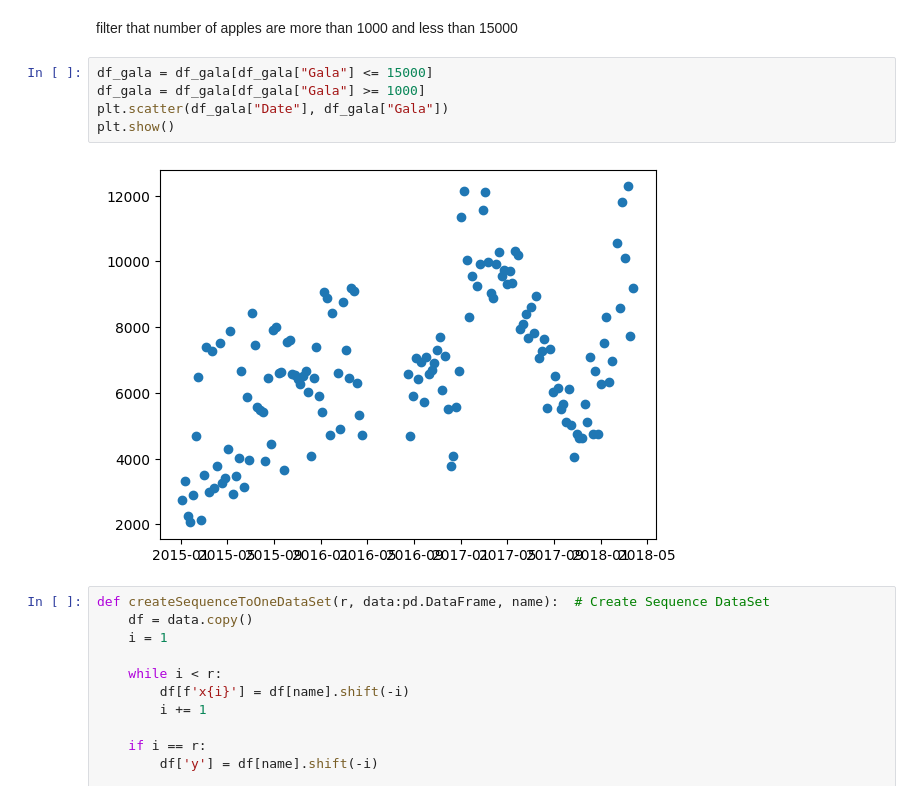
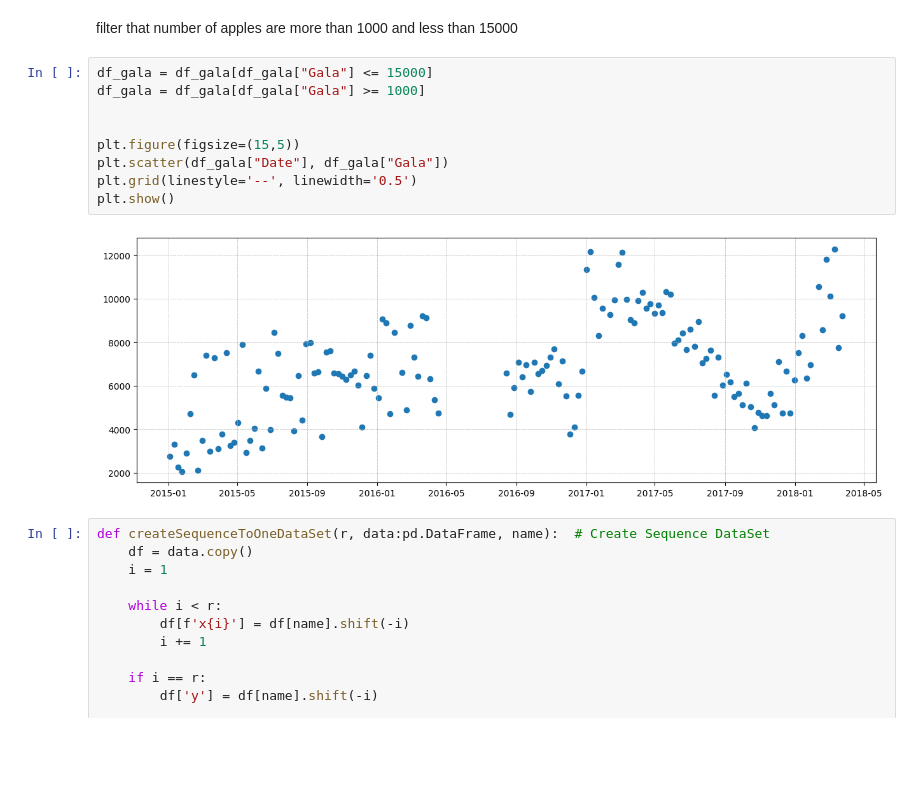
Before and after one commit to OatKID/RegressionMiniProject, a Jupyter notebook: algorithm/Gala/sequence_predict_1/linear_regression.ipynb, the cells around one changed output. Saved outputs shown, nothing was run; the diff lists cells and outputs as text; blank space fills up the shorter version.

```diff
--- a/algorithm/Gala/sequence_predict_1/linear_regression.ipynb
+++ b/algorithm/Gala/sequence_predict_1/linear_regression.ipynb
@@ -33,10 +35,14 @@ filter that number of apples are more than 1000 and less than 15000
 # %%
 df_gala = df_gala[df_gala["Gala"] <= 15000]
 df_gala = df_gala[df_gala["Gala"] >= 1000]
+
+
+plt.figure(figsize=(15,5))
 plt.scatter(df_gala["Date"], df_gala["Gala"])
+plt.grid(linestyle='--', linewidth='0.5')
 plt.show()
 # %% [output]
-[figure, old version]
+[figure, new version]
 # %%
 def createSequenceToOneDataSet(r, data:pd.DataFrame, name):  # Create Sequence DataSet
     df = data.copy()
```
Also changed, not shown: parts of 5 cells of this notebook, 2 other files.
